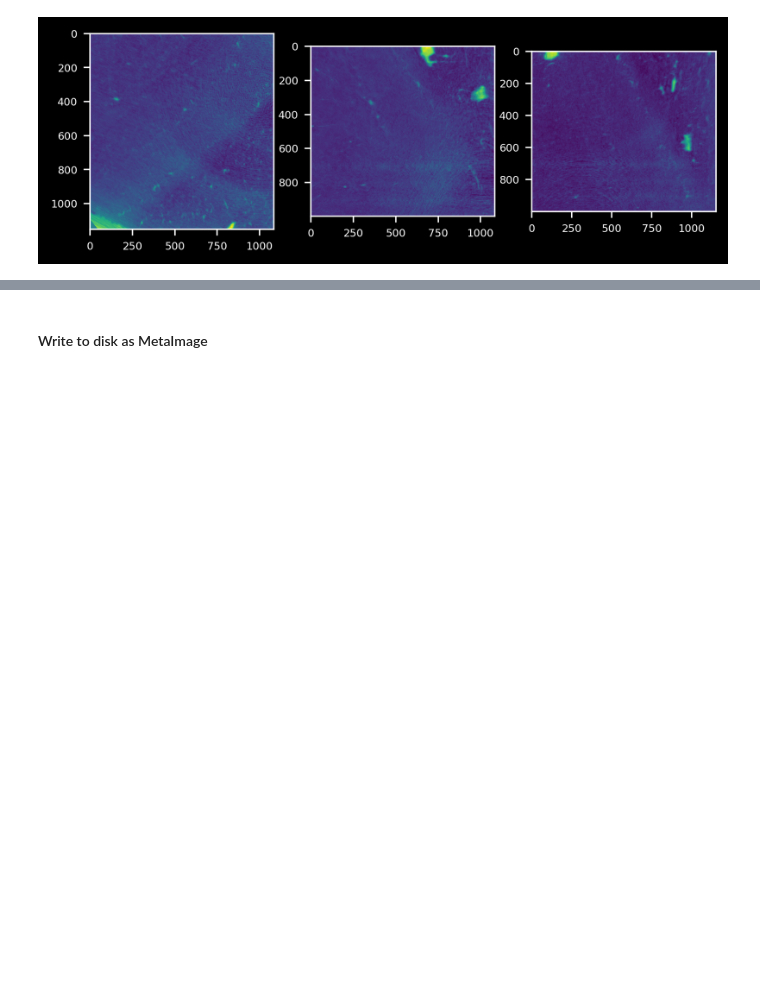
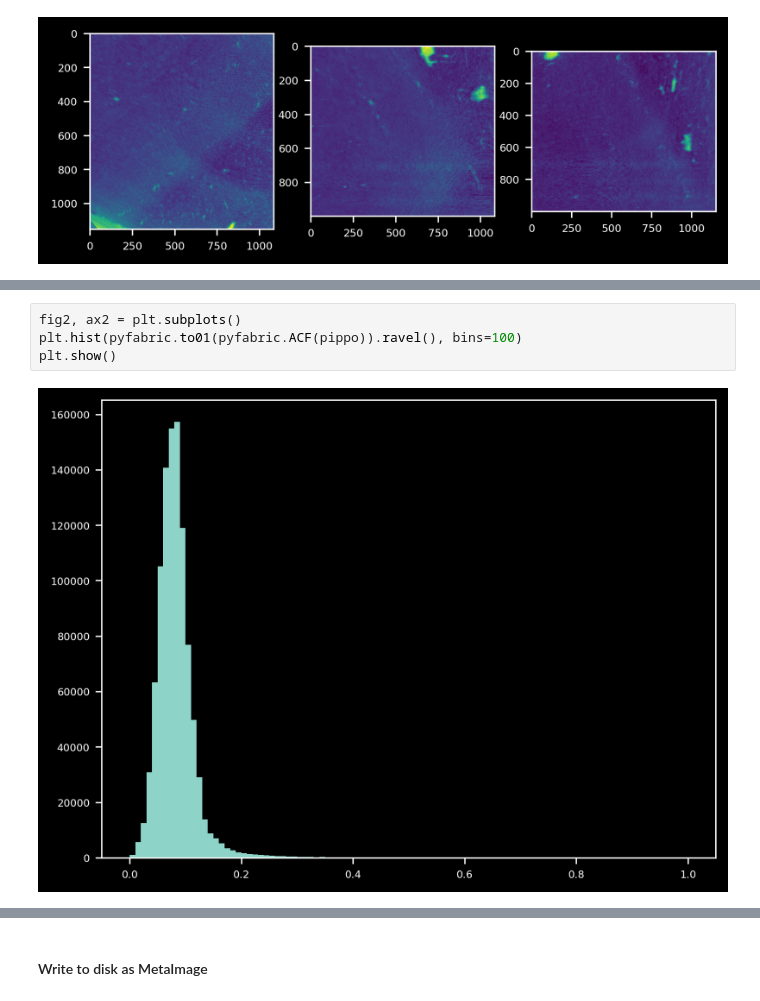
Before and after one commit to gianthk/pyfabric, a Jupyter notebook: notebooks/pyfabric_ex04_CDJ.ipynb, the cells around one changed output, grey strips where cells are left out. Drawn from its saved outputs; the diff is of its cells as text; blank space fills up the shorter version.

```diff
--- a/notebooks/pyfabric_ex04_CDJ.ipynb
+++ b/notebooks/pyfabric_ex04_CDJ.ipynb
@@ -108,0 +127,6 @@ plot_midplanes(data_3D)
+# %%
+fig2, ax2 = plt.subplots()
+plt.hist(pyfabric.to01(pyfabric.ACF(pippo)).ravel(), bins=100)
+plt.show()
+# %% [output]
+[figure, added]
```
Also changed, not shown: parts of 6 cells of this notebook, 1 other file.
